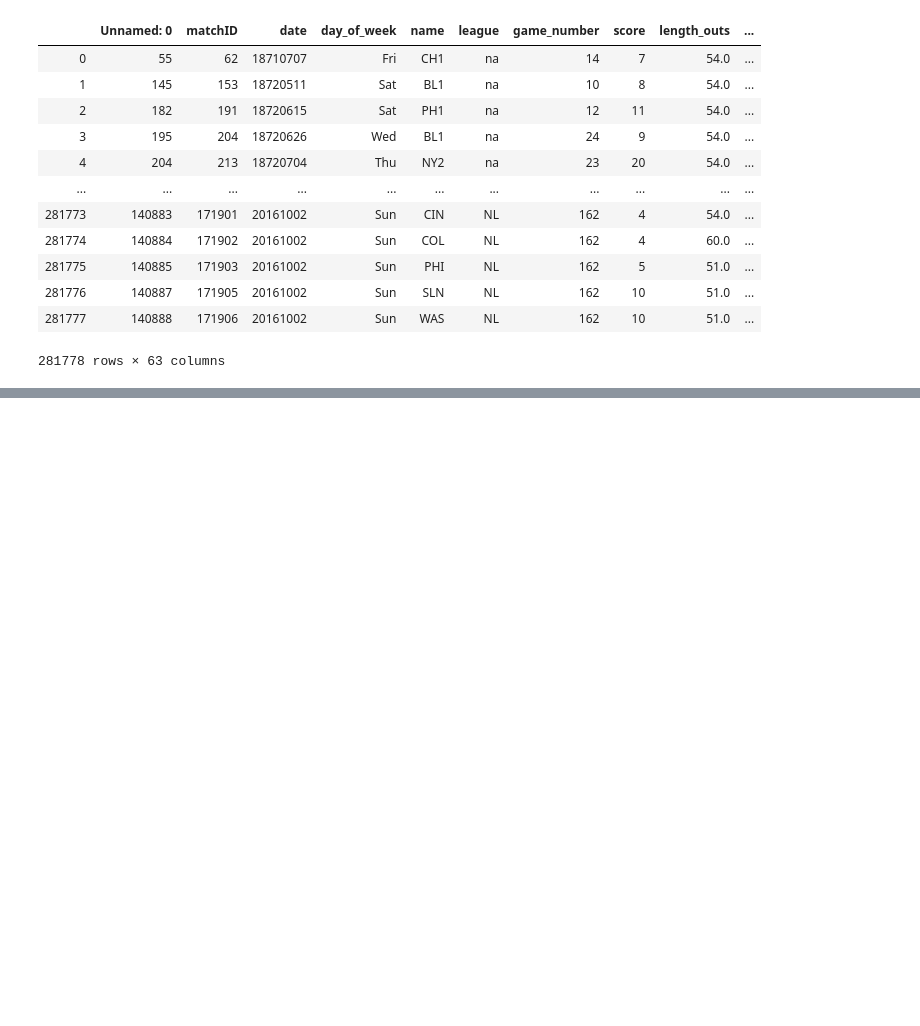
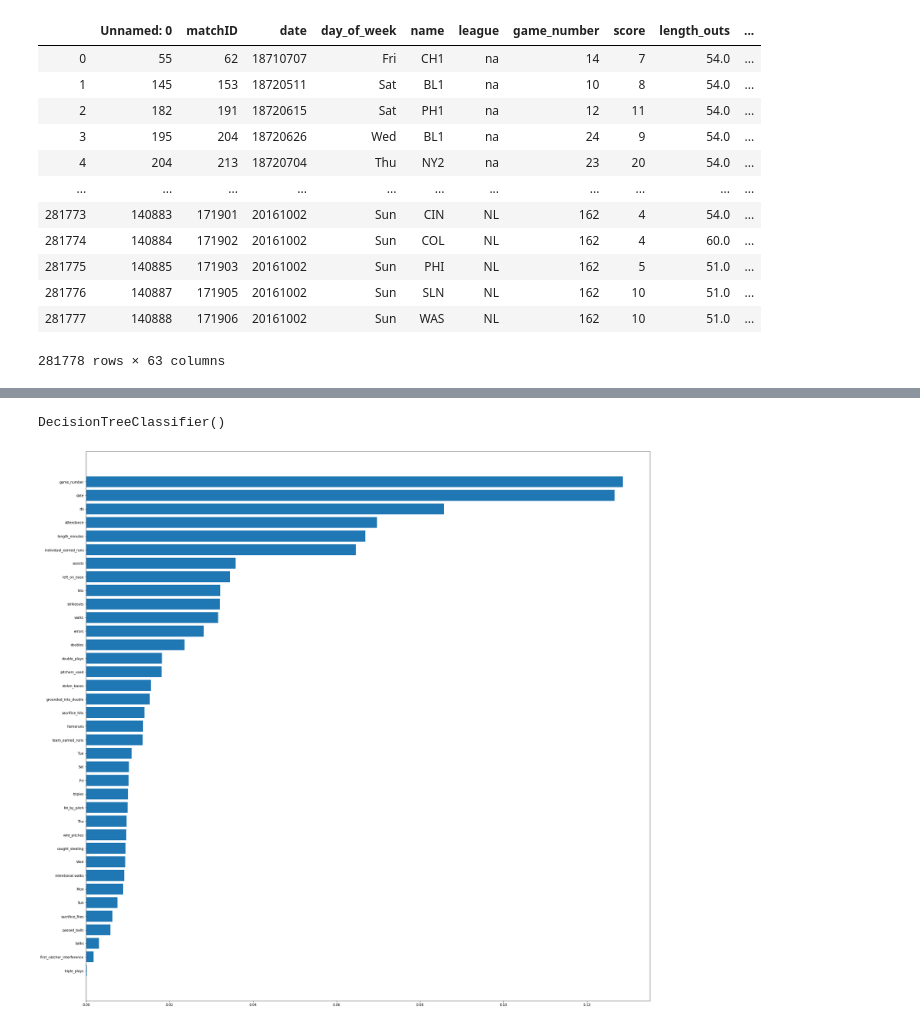
Before and after one commit to LeDorean/MLB_analysis, a Jupyter notebook: notebooks/Untitled.ipynb, the cells around one changed output, grey strips where cells are left out. Drawn from its saved outputs; the diff is of its cells as text; code cells hidden in the pictures; blank space fills up the shorter version.

Commit message:
baseline model trained

```diff
--- a/notebooks/Untitled.ipynb
+++ b/notebooks/Untitled.ipynb
@@ -58,6 +58,8 @@ df
 for column in df.columns:
     if '_id' in column:
         df.drop(columns=column, inplace=True)
+# %%
+df = df.fillna(0)
 # %%
 # feature selection
 y = df['winner']
@@ -77,3 +97,37 @@ Xvif = X.loc[:, :'triple_plays']
 y = df['winner']
 # Columns dropped after VIF analysis:
 X.drop(columns=['length_outs', 'at_bats', 'putouts'], inplace=True)
+# %%
+# Decision tree to identify important features
+X_train, X_test, y_train, y_test = train_test_split(X,
+                                                    y,
+                                                    test_size=0.3,
+                                                    random_state=42
+                                                   )
+
+X_train, X_validate, y_train, y_validate = train_test_split(X_train,
+                                                           y_train,
+                                                           test_size=0.3,
+                                                           random_state=42
+                                                           )
+
+# Initialising K-Folds
+kfold = KFold(n_splits=5,
+              random_state=42,
+              shuffle=True
+             )
+# %%
+# Train Decision tree
+clf = DecisionTreeClassifier()
+clf.fit(X_train, y_train)
+# %% [output]
+DecisionTreeClassifier()
+# %%
+features = X_train.columns
+importances = clf.feature_importances_
+indices = np.argsort(importances)
+
+plt.barh(range(len(indices)),importances[indices], align='center');
+plt.yticks(range(len(indices)), [features[i] for i in indices]);
+# %% [output]
+[figure, added]
```
Also changed, not shown: parts of 1 cell of this notebook, 1 other file.
